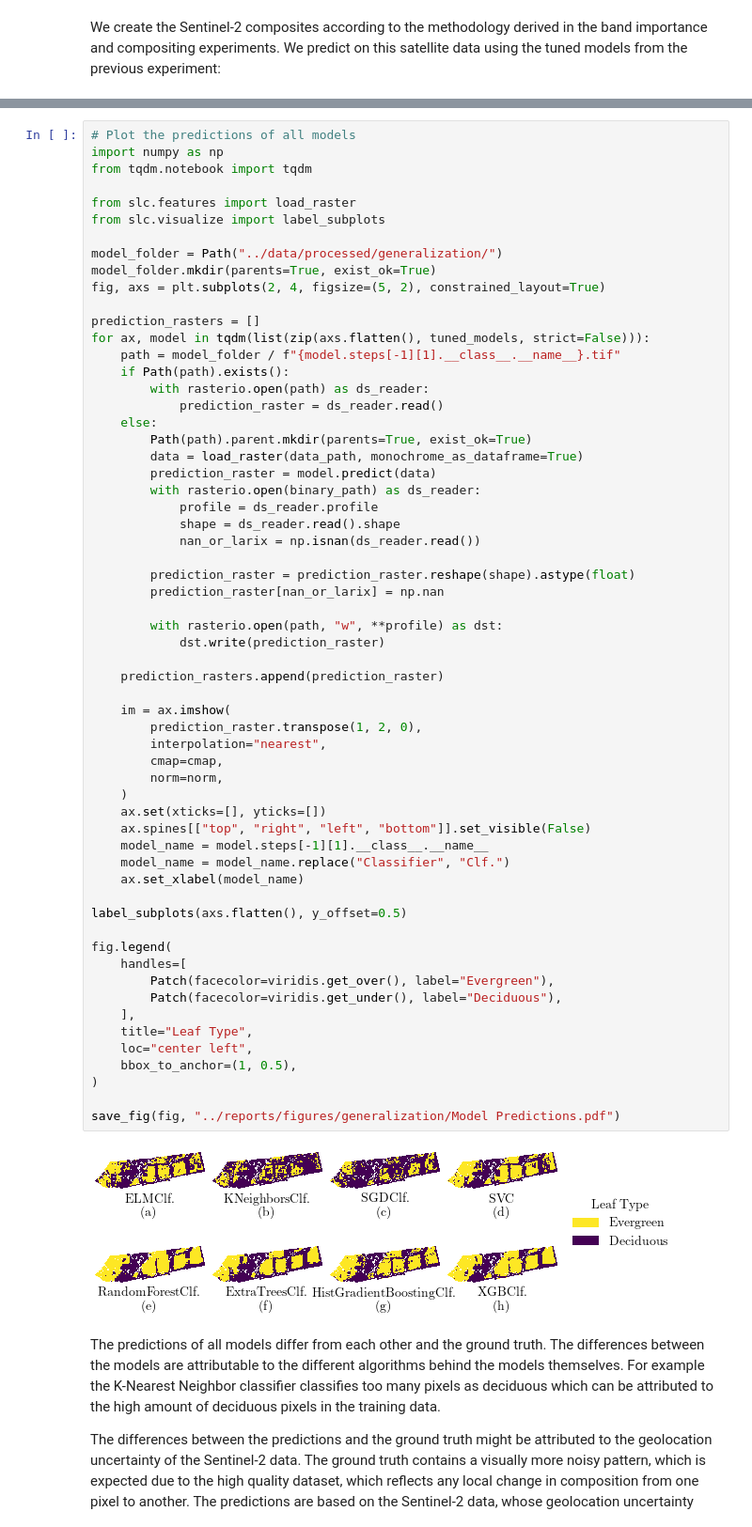
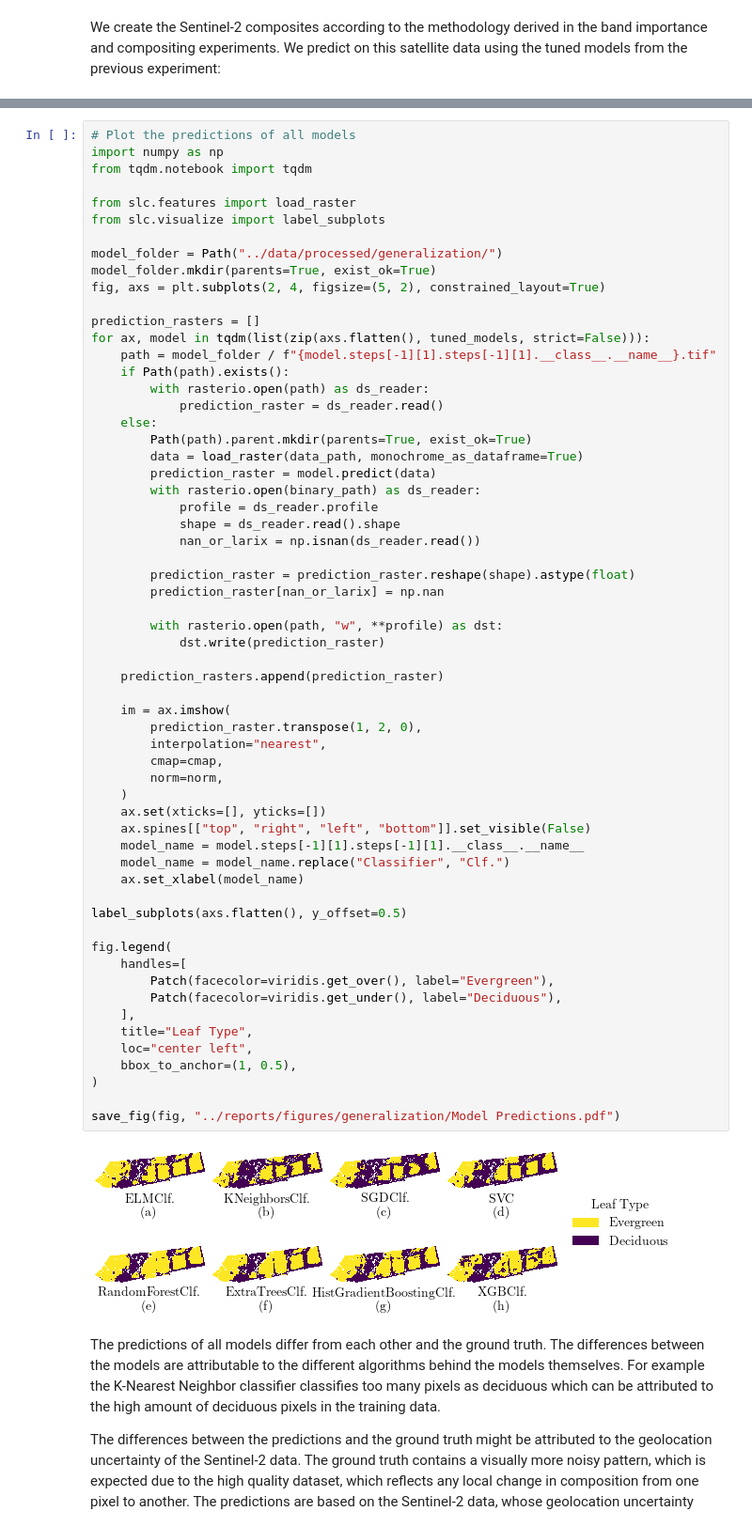
Before and after one commit to peter-hofinger/sentinel-leaf-classification, a Jupyter notebook: notebooks/4-generalization.ipynb, the cells around one changed output, grey strips where cells are left out. Shown at 94% size. Saved outputs shown, nothing was run; the diff lists cells and outputs as text.

```diff
--- a/notebooks/4-generalization.ipynb
+++ b/notebooks/4-generalization.ipynb
@@ -161,7 +152,7 @@ fig, axs = plt.subplots(2, 4, figsize=(5, 2), constrained_layout=True)
 
 prediction_rasters = []
 for ax, model in tqdm(list(zip(axs.flatten(), tuned_models, strict=False))):
-    path = model_folder / f"{model.steps[-1][1].__class__.__name__}.tif"
+    path = model_folder / f"{model.steps[-1][1].steps[-1][1].__class__.__name__}.tif"
     if Path(path).exists():
         with rasterio.open(path) as ds_reader:
             prediction_raster = ds_reader.read()
@@ -180,35 +171,35 @@ for ax, model in tqdm(list(zip(axs.flatten(), tuned_models, strict=False))):
         with rasterio.open(path, "w", **profile) as dst:
             dst.write(prediction_raster)
 
     prediction_rasters.append(prediction_raster)
 
     im = ax.imshow(
         prediction_raster.transpose(1, 2, 0),
         interpolation="nearest",
         cmap=cmap,
         norm=norm,
     )
     ax.set(xticks=[], yticks=[])
     ax.spines[["top", "right", "left", "bottom"]].set_visible(False)
-    model_name = model.steps[-1][1].__class__.__name__
+    model_name = model.steps[-1][1].steps[-1][1].__class__.__name__
     model_name = model_name.replace("Classifier", "Clf.")
     ax.set_xlabel(model_name)
 
 label_subplots(axs.flatten(), y_offset=0.5)
 
 fig.legend(
     handles=[
         Patch(facecolor=viridis.get_over(), label="Evergreen"),
         Patch(facecolor=viridis.get_under(), label="Deciduous"),
     ],
     title="Leaf Type",
     loc="center left",
     bbox_to_anchor=(1, 0.5),
 )
 
 save_fig(fig, "../reports/figures/generalization/Model Predictions.pdf")
 # %% [output]
-[figure, old version]
+[figure, new version]
 # %% [markdown]
 The predictions of all models differ from each other and the ground truth. The differences between the models are attributable to the different algorithms behind the models themselves. For example the K-Nearest Neighbor classifier classifies too many pixels as deciduous which can be attributed to the high amount of deciduous pixels in the training data.
 
```
Also changed, not shown: parts of 6 cells of this notebook, 27 other files.
